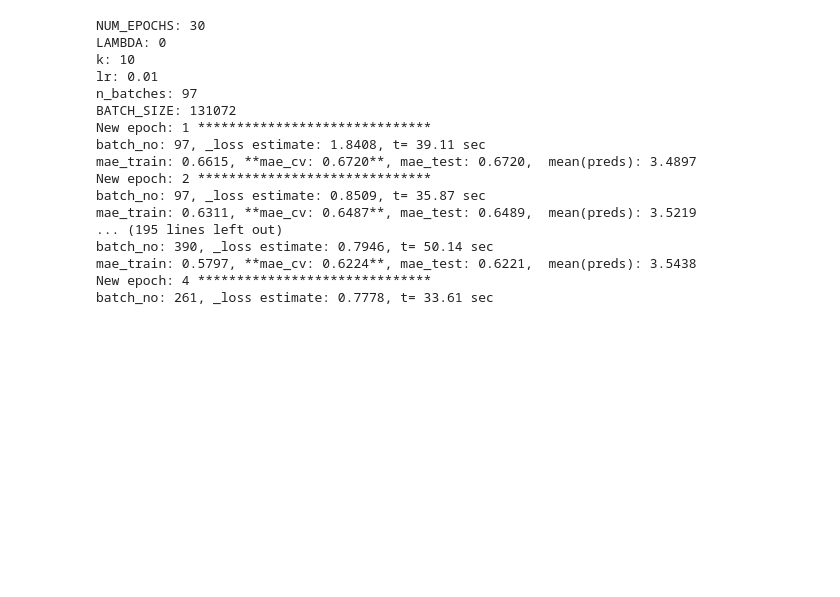
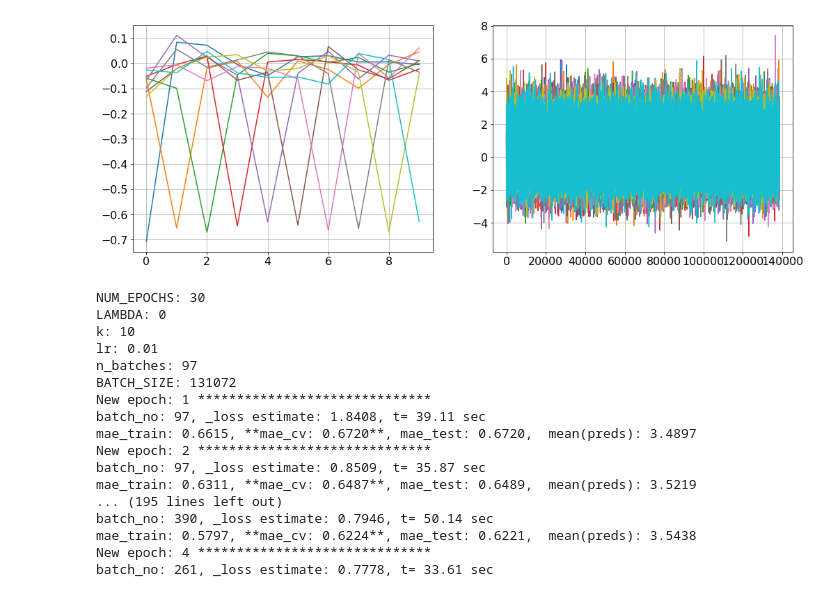
Before and after one commit to ozkansafak/Matrix_Factorization, a Jupyter notebook: main.ipynb, the cells around one changed output. Cells and saved outputs as stored; diff of their text form; code cells hidden in the pictures; blank space fills up the shorter version.

```diff
--- a/main.ipynb
+++ b/main.ipynb
@@ -142,3 +171,10 @@ Runtime: 13 min 58 sec
+# %%
+ax=plt.subplot(121)
+ax.plot(_UV_xft);
+ax=plt.subplot(122)
+ax.plot(_U);
+# %% [output]
+[figure, added]
 # %%
 # # hyperparameters
 # # BATCH_SIZE = 1024*16
```
Also changed, not shown: parts of 6 cells of this notebook, 2 other files.
